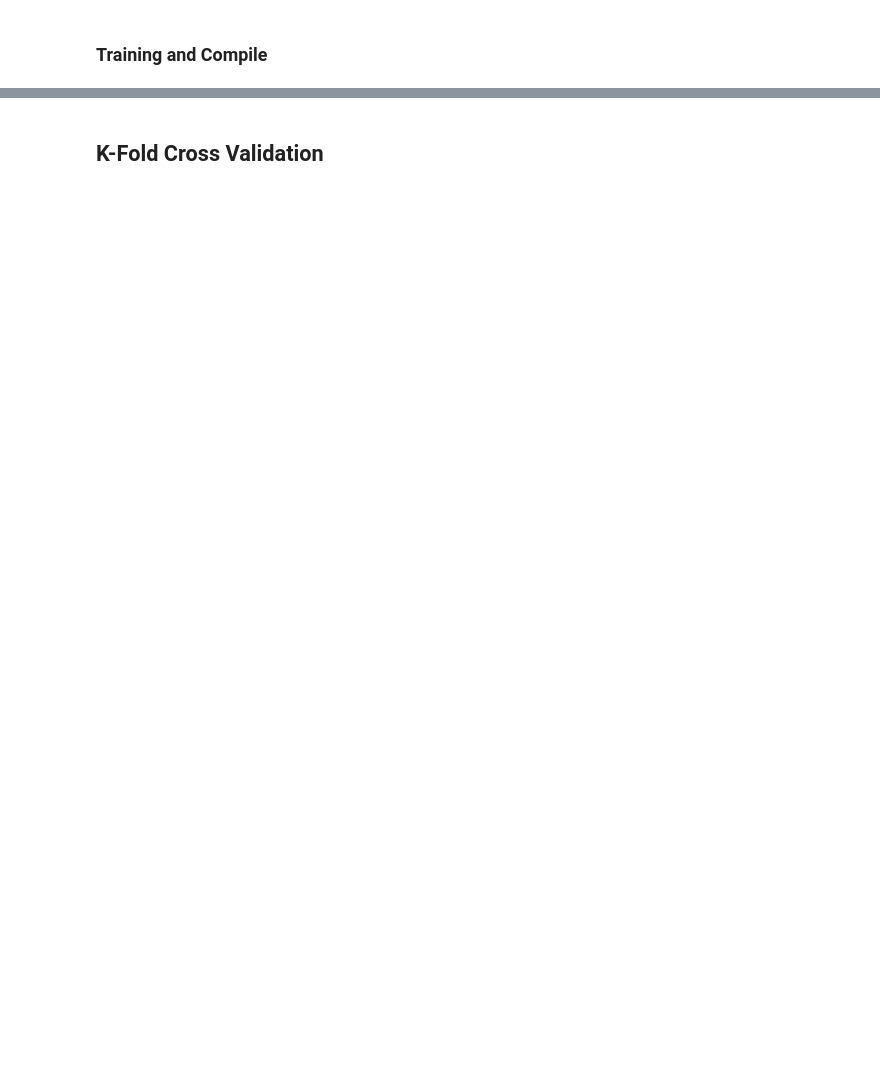
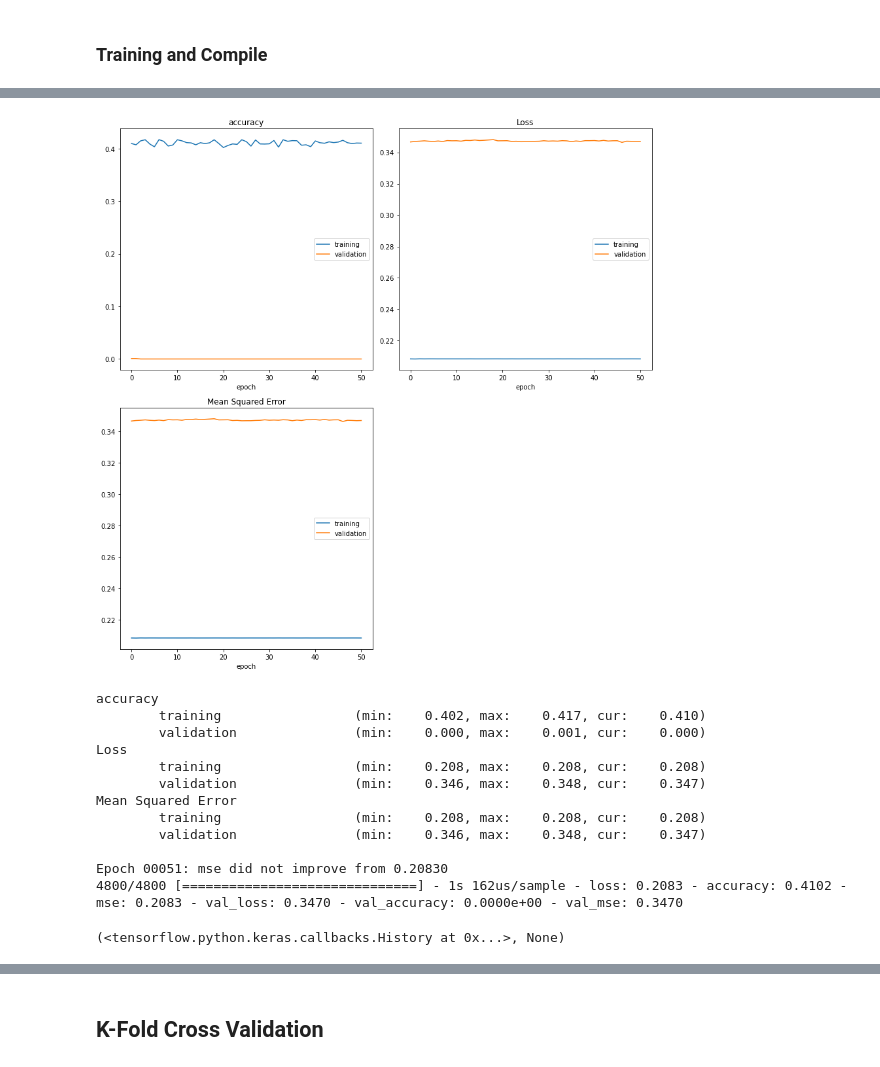
Before and after one commit to Hasegawa-lab-JAIST/Shofi_Engagement-Model-LSTM, a Jupyter notebook: preprocess.ipynb, the cells around one changed output, grey strips where cells are left out. Saved outputs shown, nothing was run; the diff lists cells and outputs as text; code cells hidden in the pictures; blank space fills up the shorter version.

```diff
--- a/preprocess.ipynb
+++ b/preprocess.ipynb
@@ -103,0 +107,3 @@ df_test_av = load_data(path+'average_test.csv')
+# %%
+df = np.array(df_train_av)
+print(df[:,-1])
@@ -410,4 +495,20 @@ compile_train(stackedLSTM_model,X_train_av,Y_train_av)  # [case 1]
 # %%
-compile_train(biLSTM_model,X_train_av,Y_train_av)  # [case 1]
+compile_train(biLSTM_model,X_train_av,Y_train_cat_av)  # [case 1] Classification
+# compile_train(biLSTM_model,X_train_av,Y_train_av)  # [case 1] Regression
 # compile_train(biLSTM_model,X_train,Y_train_cat)  # [case 2]
+# %% [output]
+[figure, added]
+accuracy
+        training                 (min:    0.402, max:    0.417, cur:    0.410)
+        validation               (min:    0.000, max:    0.001, cur:    0.000)
+Loss
+        training                 (min:    0.208, max:    0.208, cur:    0.208)
+        validation               (min:    0.346, max:    0.348, cur:    0.347)
+Mean Squared Error
+        training                 (min:    0.208, max:    0.208, cur:    0.208)
+        validation               (min:    0.346, max:    0.348, cur:    0.347)
+
+Epoch 00051: mse did not improve from 0.20830
+4800/4800 [==============================] - 1s 162us/sample - loss: 0.2083 - accuracy: 0.4102 - mse: 0.2083 - val_loss: 0.3470 - val_accuracy: 0.0000e+00 - val_mse: 0.3470
+(<tensorflow.python.keras.callbacks.History at 0x...>, None)
 # %%
```
Also changed, not shown: parts of 31 cells of this notebook.
